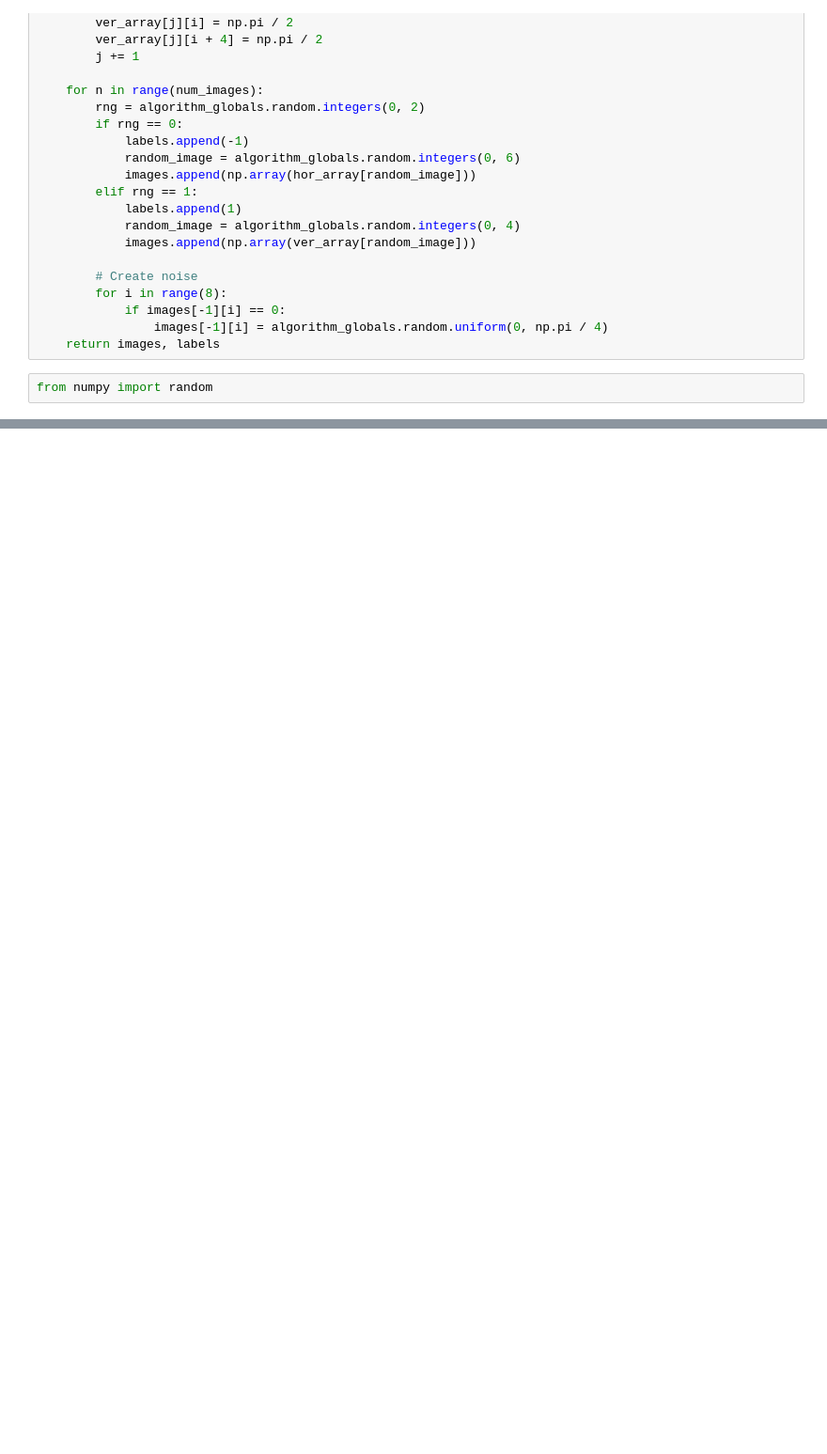
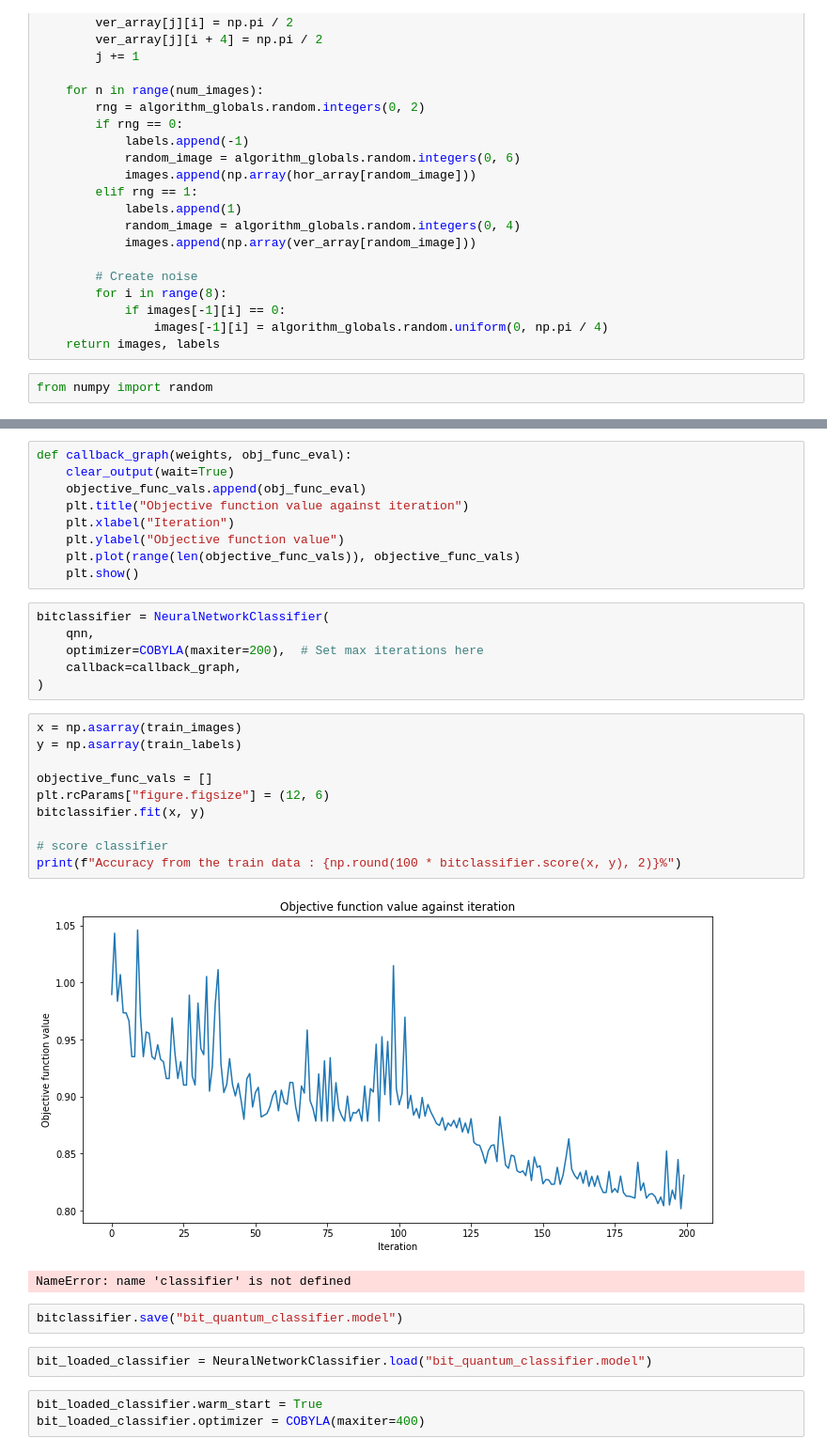
Before and after one commit to agrzheng/qiskit, a Jupyter notebook: qiskit-full.ipynb, the cells around one changed output, grey strips where cells are left out. Shown: that part at 94% size. Saved outputs shown, nothing was run; the diff lists cells and outputs as text; blank space fills up the shorter version.

Commit message:
bit classifier poisend

```diff
--- a/qiskit-full.ipynb
+++ b/qiskit-full.ipynb
@@ -541,0 +568,35 @@ plt.subplots_adjust(wspace=0.1, hspace=0.025)
+# %%
+def callback_graph(weights, obj_func_eval):
+    clear_output(wait=True)
+    objective_func_vals.append(obj_func_eval)
+    plt.title("Objective function value against iteration")
+    plt.xlabel("Iteration")
+    plt.ylabel("Objective function value")
+    plt.plot(range(len(objective_func_vals)), objective_func_vals)
+    plt.show()
+# %%
+bitclassifier = NeuralNetworkClassifier(
+    qnn,
+    optimizer=COBYLA(maxiter=200),  # Set max iterations here
+    callback=callback_graph,
+)
+# %%
+x = np.asarray(train_images)
+y = np.asarray(train_labels)
+
+objective_func_vals = []
+plt.rcParams["figure.figsize"] = (12, 6)
+bitclassifier.fit(x, y)
+
+# score classifier
+print(f"Accuracy from the train data : {np.round(100 * bitclassifier.score(x, y), 2)}%")
+# %% [output]
+[figure, added]
+NameError: name 'classifier' is not defined
+# %%
+bitclassifier.save("bit_quantum_classifier.model")
+# %%
+bit_loaded_classifier = NeuralNetworkClassifier.load("bit_quantum_classifier.model")
+# %%
+bit_loaded_classifier.warm_start = True
+bit_loaded_classifier.optimizer = COBYLA(maxiter=400)
```
Also changed, not shown: parts of 6 cells of this notebook, 1 other file.
